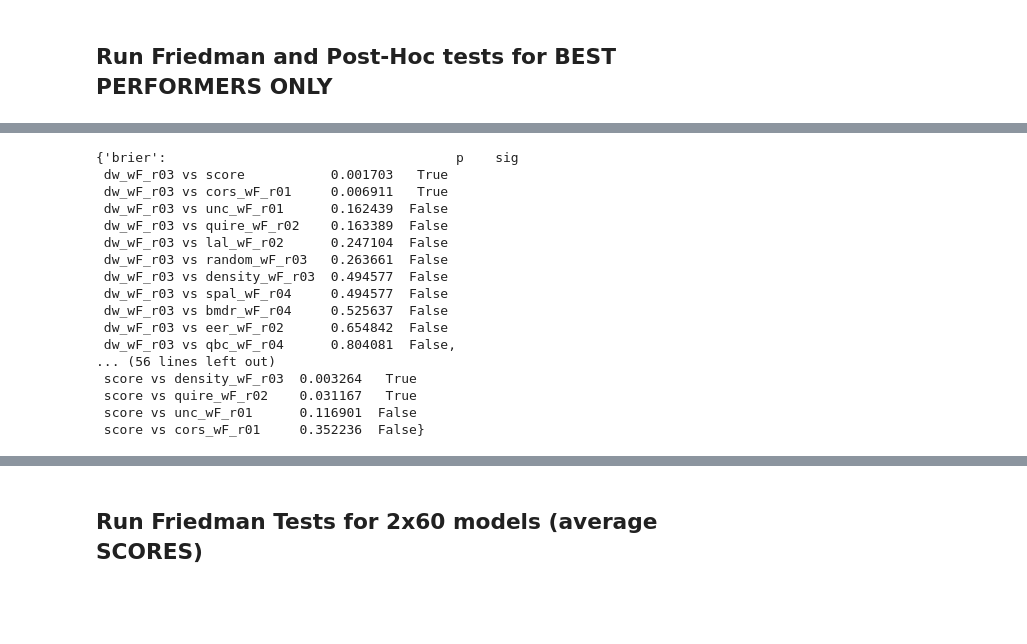
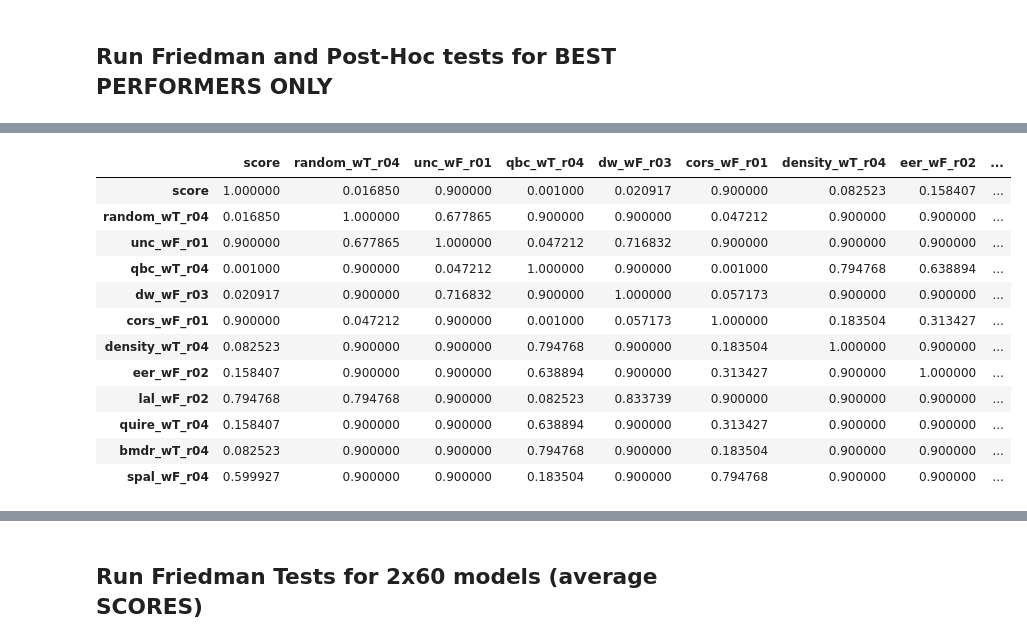
Before and after one commit to lukekolbe/Active-Learning-in-CreditScoring, a Jupyter notebook: result_processor.ipynb, the cells around one changed output, grey strips where cells are left out. Cells and saved outputs as stored; diff of their text form; code cells hidden in the pictures; blank space fills up the shorter version.

```diff
--- a/result_processor.ipynb
+++ b/result_processor.ipynb
@@ -951,27 +987,21 @@ finner_results['wT']
-# %%
-finner_results['wF']
-# %% [output]
-{'brier':                                     p    sig
- dw_wF_r03 vs score           0.001703   True
- dw_wF_r03 vs cors_wF_r01     0.006911   True
- dw_wF_r03 vs unc_wF_r01      0.162439  False
- dw_wF_r03 vs quire_wF_r02    0.163389  False
- dw_wF_r03 vs lal_wF_r02      0.247104  False
- dw_wF_r03 vs random_wF_r03   0.263661  False
- dw_wF_r03 vs density_wF_r03  0.494577  False
- dw_wF_r03 vs spal_wF_r04     0.494577  False
- dw_wF_r03 vs bmdr_wF_r04     0.525637  False
- dw_wF_r03 vs eer_wF_r02      0.654842  False
- dw_wF_r03 vs qbc_wF_r04      0.804081  False,
-... (56 lines left out)
- score vs density_wF_r03  0.003264   True
- score vs quire_wF_r02    0.031167   True
- score vs unc_wF_r01      0.116901  False
- score vs cors_wF_r01     0.352236  False}
 # %%
 holm_results['overall']
 # %%
-nemenyi_results
+nemenyi_results['overall']['brier']
+# %% [output]
+|  | score | random_wT_r04 | unc_wF_r01 | qbc_wT_r04 | dw_wF_r03 | cors_wF_r01 | density_wT_r04 | eer_wF_r02 | ... |
+| score | 1.000000 | 0.016850 | 0.900000 | 0.001000 | 0.020917 | 0.900000 | 0.082523 | 0.158407 | ... |
+| random_wT_r04 | 0.016850 | 1.000000 | 0.677865 | 0.900000 | 0.900000 | 0.047212 | 0.900000 | 0.900000 | ... |
+| unc_wF_r01 | 0.900000 | 0.677865 | 1.000000 | 0.047212 | 0.716832 | 0.900000 | 0.900000 | 0.900000 | ... |
+| qbc_wT_r04 | 0.001000 | 0.900000 | 0.047212 | 1.000000 | 0.900000 | 0.001000 | 0.794768 | 0.638894 | ... |
+| dw_wF_r03 | 0.020917 | 0.900000 | 0.716832 | 0.900000 | 1.000000 | 0.057173 | 0.900000 | 0.900000 | ... |
+| cors_wF_r01 | 0.900000 | 0.047212 | 0.900000 | 0.001000 | 0.057173 | 1.000000 | 0.183504 | 0.313427 | ... |
+| density_wT_r04 | 0.082523 | 0.900000 | 0.900000 | 0.794768 | 0.900000 | 0.183504 | 1.000000 | 0.900000 | ... |
+| eer_wF_r02 | 0.158407 | 0.900000 | 0.900000 | 0.638894 | 0.900000 | 0.313427 | 0.900000 | 1.000000 | ... |
+| lal_wF_r02 | 0.794768 | 0.794768 | 0.900000 | 0.082523 | 0.833739 | 0.900000 | 0.900000 | 0.900000 | ... |
+| quire_wT_r04 | 0.158407 | 0.900000 | 0.900000 | 0.638894 | 0.900000 | 0.313427 | 0.900000 | 0.900000 | ... |
+| bmdr_wT_r04 | 0.082523 | 0.900000 | 0.900000 | 0.794768 | 0.900000 | 0.183504 | 0.900000 | 0.900000 | ... |
+| spal_wF_r04 | 0.599927 | 0.900000 | 0.900000 | 0.183504 | 0.900000 | 0.794768 | 0.900000 | 0.900000 | ... |
 # %%
 '''for k1 in nemenyi_results.keys():
   for k2 in nemenyi_results[k1].keys():
```
Also changed, not shown: parts of 32 cells of this notebook.
